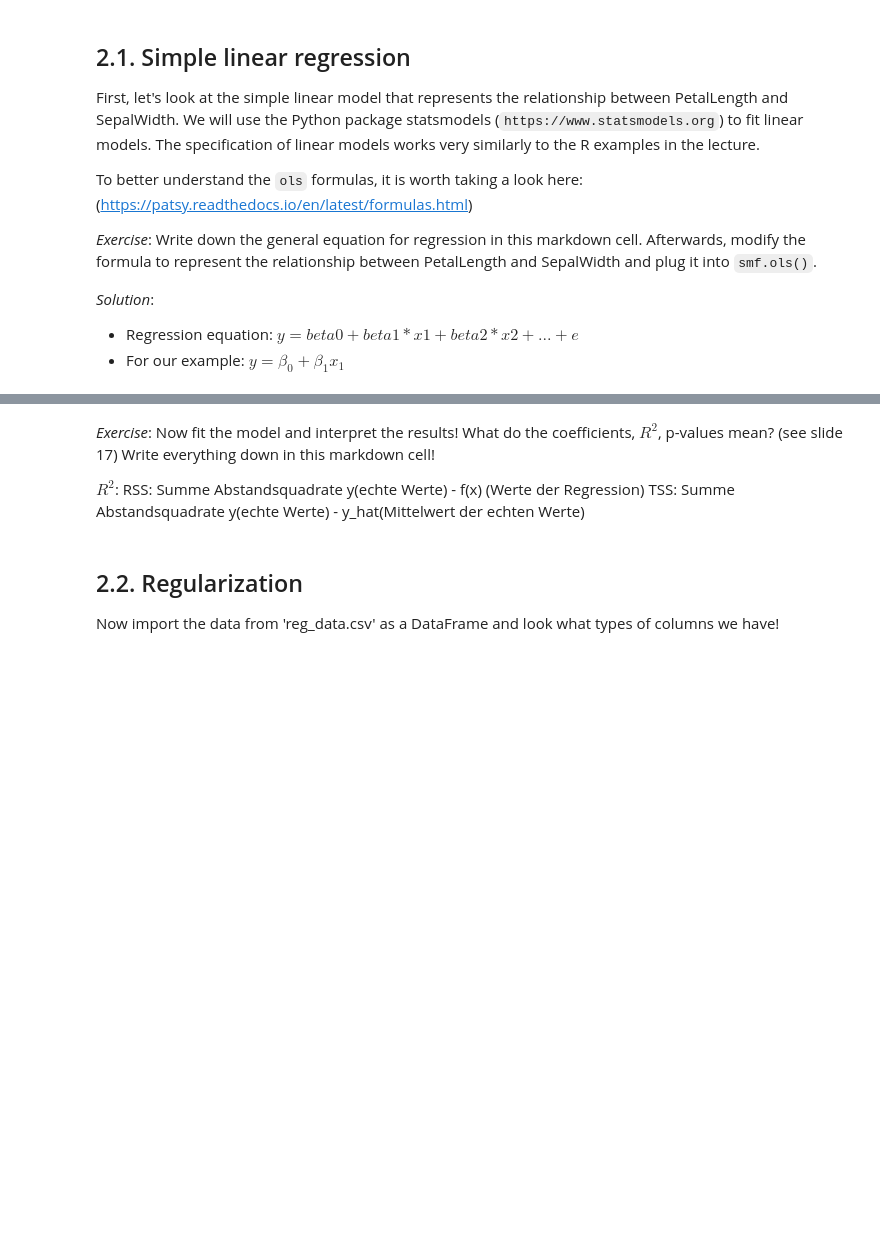
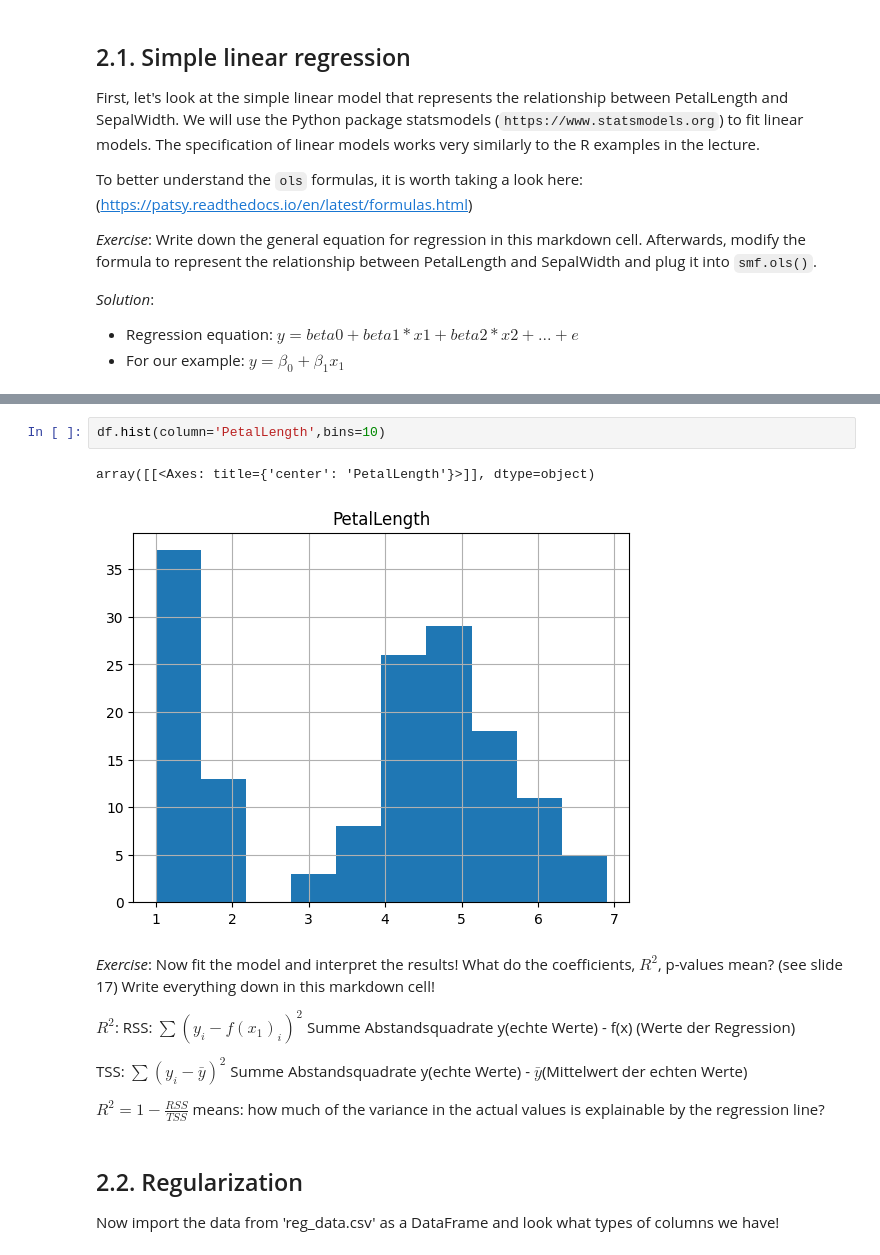
Before and after one commit to luimui/KI-2, a Jupyter notebook: 02_linear_models.ipynb, the cells around one changed output, grey strips where cells are left out. Cells and saved outputs as stored; diff of their text form; blank space fills up the shorter version.

```diff
--- a/02_linear_models.ipynb
+++ b/02_linear_models.ipynb
@@ -122,8 +129,16 @@ Notes:
+# %%
+df.hist(column='PetalLength',bins=10)
+# %% [output]
+array([[<Axes: title={'center': 'PetalLength'}>]], dtype=object)
+[figure, added]
 # %% [markdown]
 *Exercise*: Now fit the model and interpret the results! What do the coefficients, $R^2$, p-values mean? (see slide 17) Write everything down in this markdown cell!
 
-$R^2$: RSS: Summe Abstandsquadrate y(echte Werte) - f(x) (Werte der Regression)
-TSS: Summe Abstandsquadrate y(echte Werte) - y_hat(Mittelwert der echten Werte)
+$R^2$: RSS: $\sum(y_i - f(x_1)_i)^2 $ Summe Abstandsquadrate y(echte Werte) - f(x) (Werte der Regression)
+
+TSS: $\sum(y_i - \bar{y})^2 $ Summe Abstandsquadrate y(echte Werte) - $\bar{y}$(Mittelwert der echten Werte)
+
+$R^2=1-\frac{RSS}{TSS}$ means: how much of the variance in the actual values is explainable by the regression line?
 # %% [markdown]
 ## 2.2. Regularization
 
```
Also changed, not shown: parts of 4 cells of this notebook.
